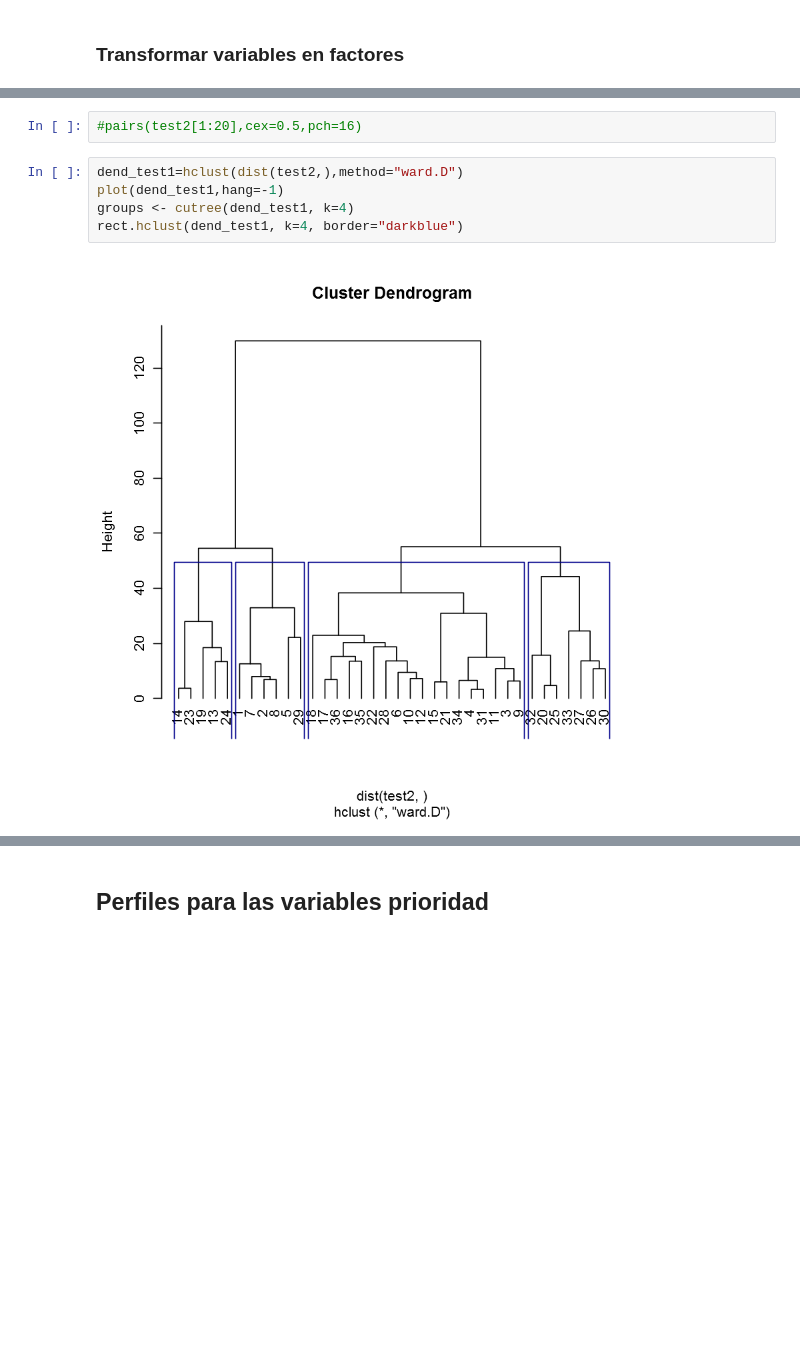
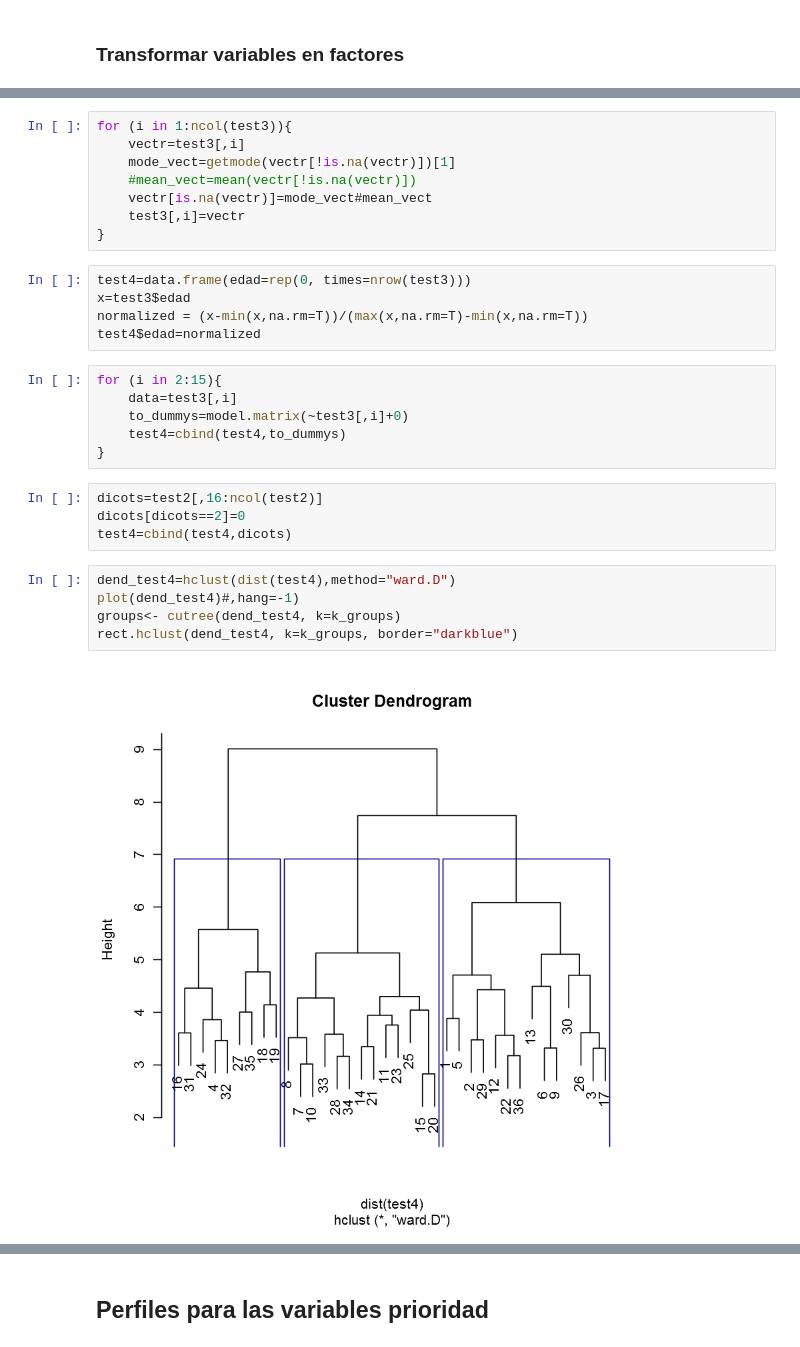
Before and after one commit to Yagwar/TAMD, a Jupyter notebook: Analisis de corresponencias.ipynb, the cells around one changed output, grey strips where cells are left out. Saved outputs shown, nothing was run; the diff lists cells and outputs as text; blank space fills up the shorter version.

```diff
--- a/Analisis de corresponencias.ipynb
+++ b/Analisis de corresponencias.ipynb
@@ -74,9 +204,30 @@ test1=test2
-# %%
-#pairs(test2[1:20],cex=0.5,pch=16)
+# %%
+for (i in 1:ncol(test3)){
+    vectr=test3[,i]
+    mode_vect=getmode(vectr[!is.na(vectr)])[1]
+    #mean_vect=mean(vectr[!is.na(vectr)])
+    vectr[is.na(vectr)]=mode_vect#mean_vect
+    test3[,i]=vectr
+}
+# %%
+test4=data.frame(edad=rep(0, times=nrow(test3)))
+x=test3$edad
+normalized = (x-min(x,na.rm=T))/(max(x,na.rm=T)-min(x,na.rm=T))
+test4$edad=normalized
+# %%
+for (i in 2:15){
+    data=test3[,i]
+    to_dummys=model.matrix(~test3[,i]+0)
+    test4=cbind(test4,to_dummys)
+}
+# %%
+dicots=test2[,16:ncol(test2)]
+dicots[dicots==2]=0
+test4=cbind(test4,dicots)
 # %%
-dend_test1=hclust(dist(test2,),method="ward.D")
-plot(dend_test1,hang=-1)
-groups <- cutree(dend_test1, k=4)
-rect.hclust(dend_test1, k=4, border="darkblue")
+dend_test4=hclust(dist(test4),method="ward.D")
+plot(dend_test4)#,hang=-1)
+groups<- cutree(dend_test4, k=k_groups)
+rect.hclust(dend_test4, k=k_groups, border="darkblue")
 # %% [output]
-[figure, old version]
+[figure, new version]
```
Also changed, not shown: parts of 26 cells of this notebook.
